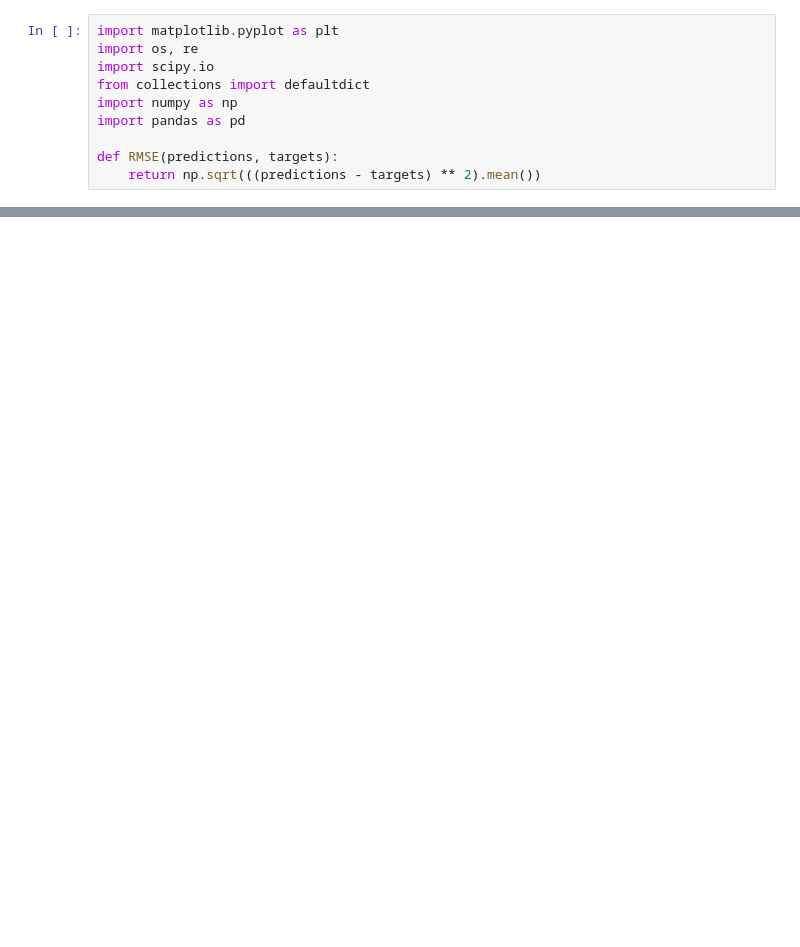
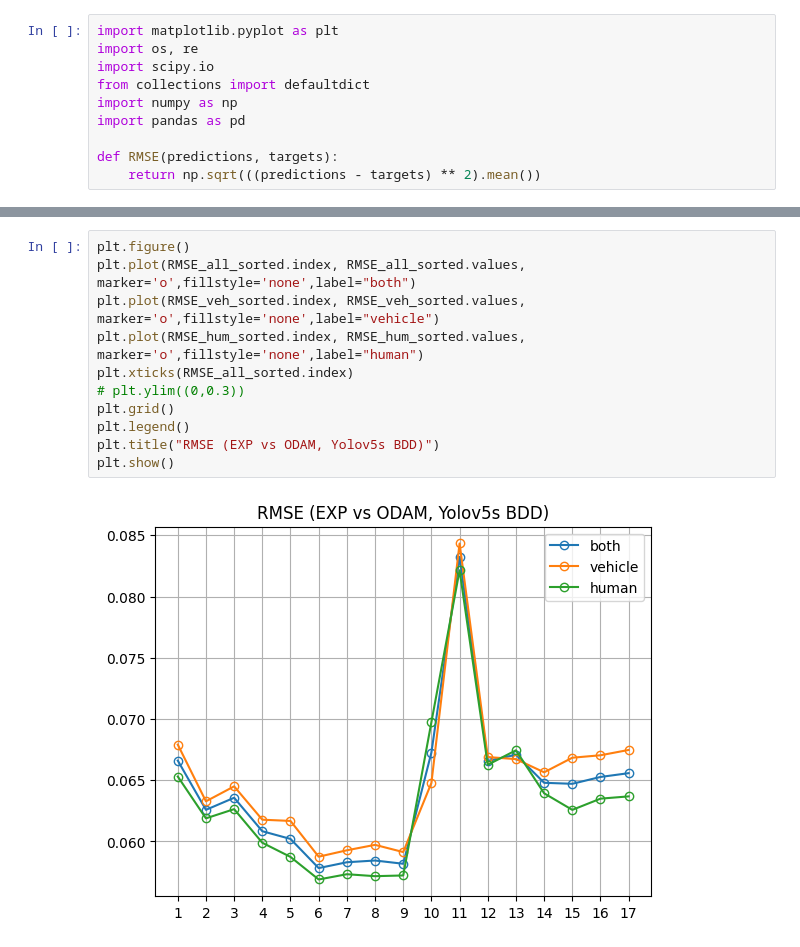
Before and after one commit to shaderein/xai, a Jupyter notebook: scripts/layer_similarity_analysis.ipynb, the cells around one changed output, grey strips where cells are left out. Drawn from its saved outputs; the diff is of its cells as text; blank space fills up the shorter version.

```diff
--- a/scripts/layer_similarity_analysis.ipynb
+++ b/scripts/layer_similarity_analysis.ipynb
@@ -50,2 +103,15 @@ plt.show()
+# %%
+plt.figure()
+plt.plot(RMSE_all_sorted.index, RMSE_all_sorted.values, marker='o',fillstyle='none',label="both")
+plt.plot(RMSE_veh_sorted.index, RMSE_veh_sorted.values, marker='o',fillstyle='none',label="vehicle")
+plt.plot(RMSE_hum_sorted.index, RMSE_hum_sorted.values, marker='o',fillstyle='none',label="human")
+plt.xticks(RMSE_all_sorted.index)
+# plt.ylim((0,0.3))
+plt.grid()
+plt.legend()
+plt.title("RMSE (EXP vs ODAM, Yolov5s BDD)")
+plt.show()
+# %% [output]
+[figure, added]
 # %%
 plt.figure()
```
Also changed, not shown: parts of 9 cells of this notebook.
